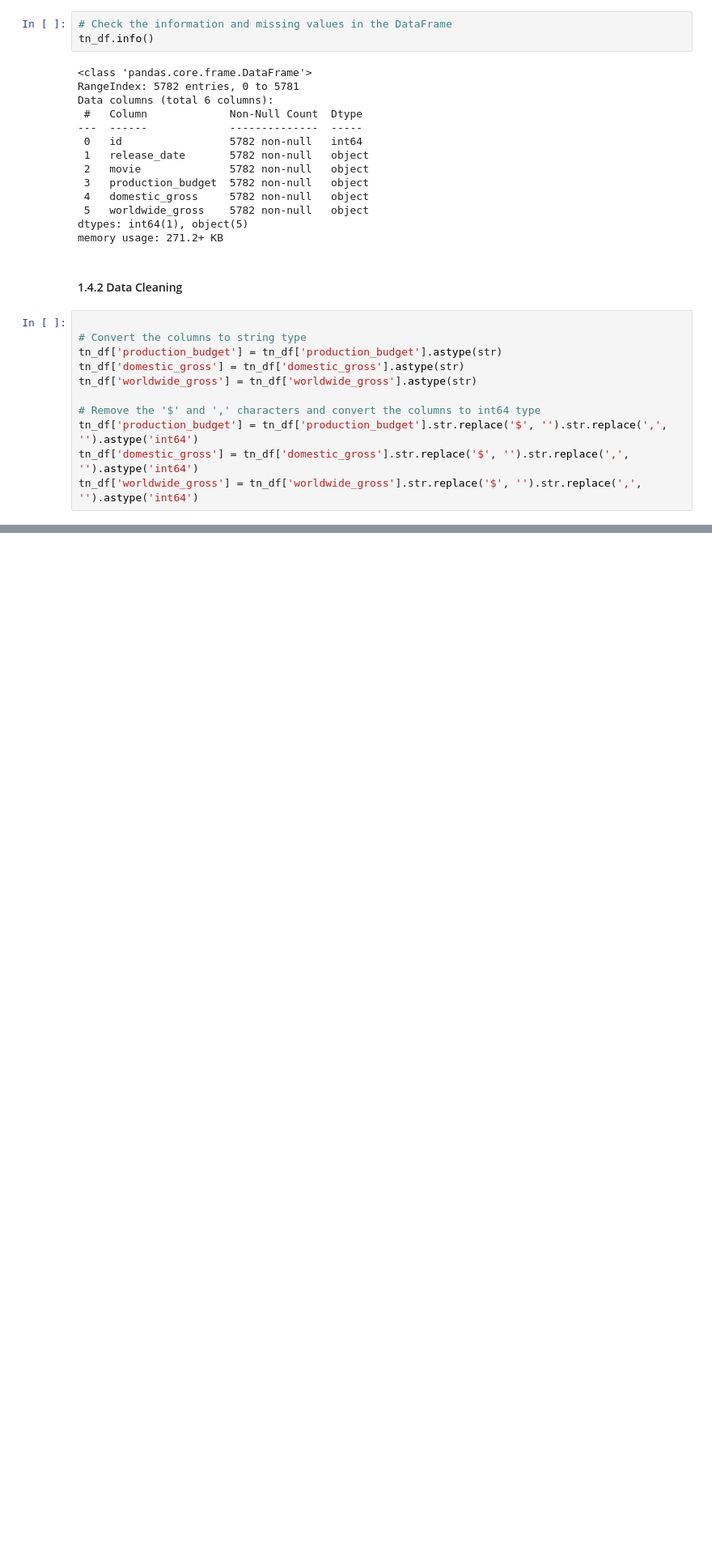
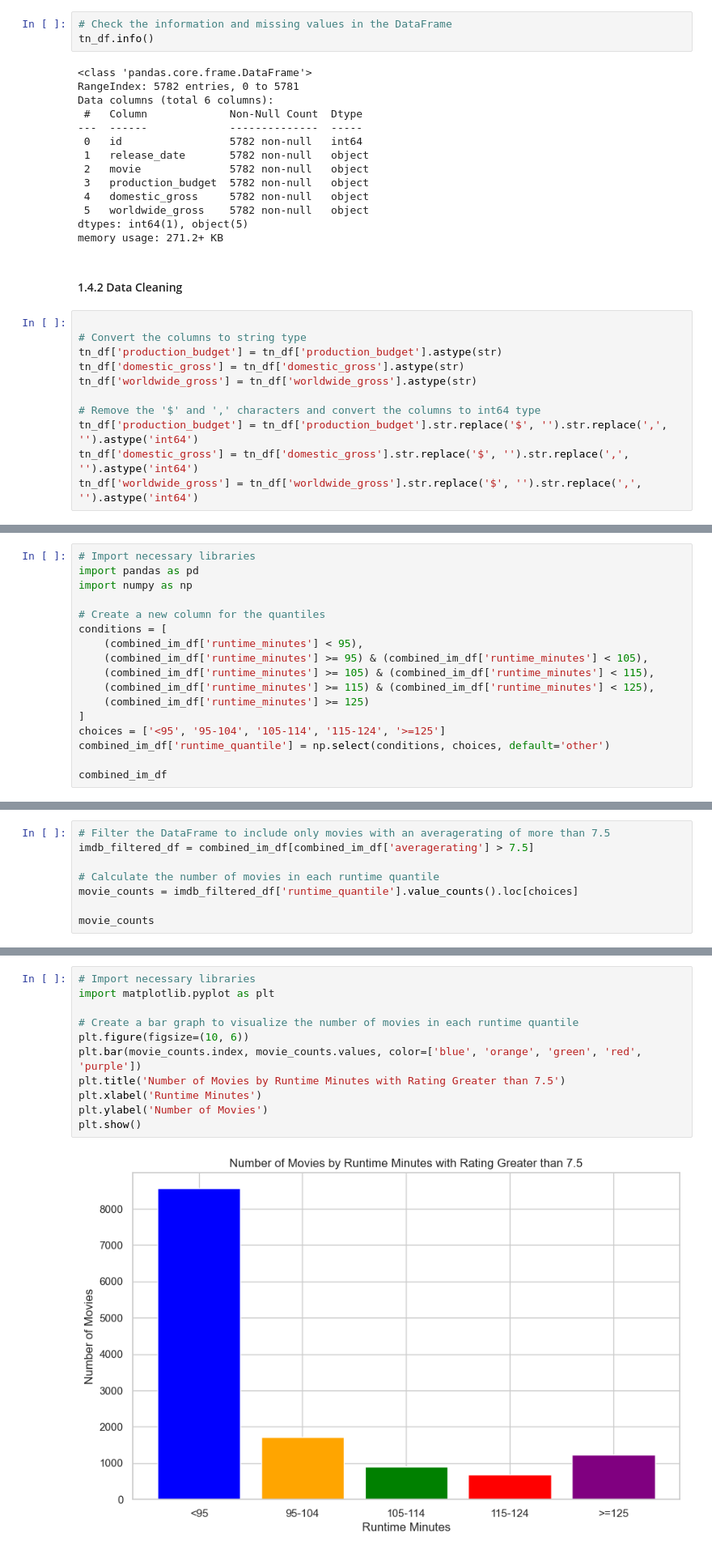
Before and after one commit to gregorymikuro/Microsoft-Box-Office-Movie-Studio-EDA-Project, a Jupyter notebook: student.ipynb, the cells around one changed output, grey strips where cells are left out. Shown: that part at 81% size. Saved outputs shown, nothing was run; the diff lists cells and outputs as text; blank space fills up the shorter version.

```diff
--- a/student.ipynb
+++ b/student.ipynb
@@ -692,0 +944,17 @@ memory usage: 271.2+ KB
+# %%
+# Import necessary libraries
+import pandas as pd
+import numpy as np
+
+# Create a new column for the quantiles
+conditions = [
+    (combined_im_df['runtime_minutes'] < 95),
+    (combined_im_df['runtime_minutes'] >= 95) & (combined_im_df['runtime_minutes'] < 105),
+    (combined_im_df['runtime_minutes'] >= 105) & (combined_im_df['runtime_minutes'] < 115),
+    (combined_im_df['runtime_minutes'] >= 115) & (combined_im_df['runtime_minutes'] < 125),
+    (combined_im_df['runtime_minutes'] >= 125)
+]
+choices = ['<95', '95-104', '105-114', '115-124', '>=125']
+combined_im_df['runtime_quantile'] = np.select(conditions, choices, default='other')
+
+combined_im_df
@@ -692,0 +981,8 @@ memory usage: 271.2+ KB
+# %%
+# Filter the DataFrame to include only movies with an averagerating of more than 7.5
+imdb_filtered_df = combined_im_df[combined_im_df['averagerating'] > 7.5]
+
+# Calculate the number of movies in each runtime quantile
+movie_counts = imdb_filtered_df['runtime_quantile'].value_counts().loc[choices]
+
+movie_counts
@@ -692,0 +1002,13 @@ memory usage: 271.2+ KB
+# %%
+# Import necessary libraries
+import matplotlib.pyplot as plt
+
+# Create a bar graph to visualize the number of movies in each runtime quantile
+plt.figure(figsize=(10, 6))
+plt.bar(movie_counts.index, movie_counts.values, color=['blue', 'orange', 'green', 'red', 'purple'])
+plt.title('Number of Movies by Runtime Minutes with Rating Greater than 7.5')
+plt.xlabel('Runtime Minutes')
+plt.ylabel('Number of Movies')
+plt.show()
+# %% [output]
+[figure, added]
```
Also changed, not shown: parts of 64 cells of this notebook.
